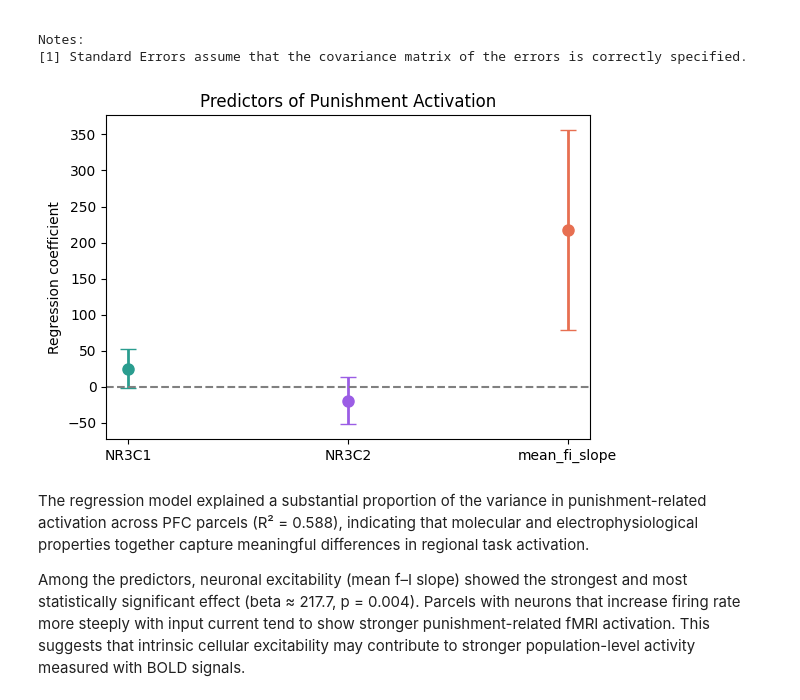
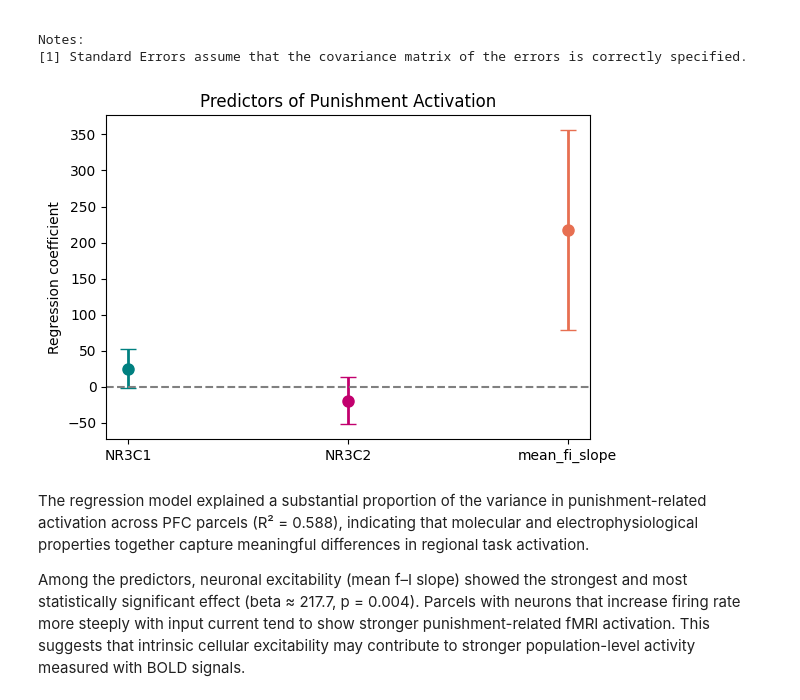
Before and after one commit to arushimunjal/BIPN162-Final-Project, a Jupyter notebook: Integrating fMRI, Gene Expression, and Electrophysiology to Study Stress Sensitivity in the Prefrontal Cortex.ipynb, the cells around one changed output. Saved outputs shown, nothing was run; the diff lists cells and outputs as text; code cells hidden in the pictures.

```diff
--- a/Integrating fMRI, Gene Expression, and Electrophysiology to Study Stress Sensitivity in the Prefrontal Cortex.ipynb
+++ b/Integrating fMRI, Gene Expression, and Electrophysiology to Study Stress Sensitivity in the Prefrontal Cortex.ipynb
@@ -1221,8 +1221,8 @@ coef_df = pd.DataFrame({
 
 # define colors per predictor for consistency with other figures
 predictor_colors = {
-    'NR3C1': '#2A9D8F',        # teal - matches gene expression figure
-    'NR3C2': '#9B5DE5',        # purple - matches gene expression figure
+    'NR3C1': '#008080',        # teal - matches gene expression figure
+    'NR3C2': '#C2006E',        # fuchsia - matches gene expression figure
     'mean_fi_slope': '#E76F51' # orange - matches excitability figures
 }
 plt.figure(figsize=(6,4))
@@ -1237,22 +1237,22 @@ for _, row in coef_df.iterrows():
         fmt='o',
         capsize=6,
         color=color,
         markersize=8,
         linewidth=2
     )
 
 # draw a horizontal reference line at zero
 
 plt.axhline(0, linestyle='--', color='gray')
 
 plt.ylabel("Regression coefficient")
 plt.title("Predictors of Punishment Activation")
 
 plt.savefig('regression_coefficients.png', dpi=150, bbox_inches='tight')
 plt.tight_layout()
 plt.show()
 # %% [output]
-[figure, old version]
+[figure, new version]
 # %% [markdown]
 The regression model explained a substantial proportion of the variance in punishment-related activation across PFC parcels (R² = 0.588), indicating that molecular and electrophysiological properties together capture meaningful differences in regional task activation.
 
```
Also changed, not shown: parts of 1 cell of this notebook, 2 other files.
